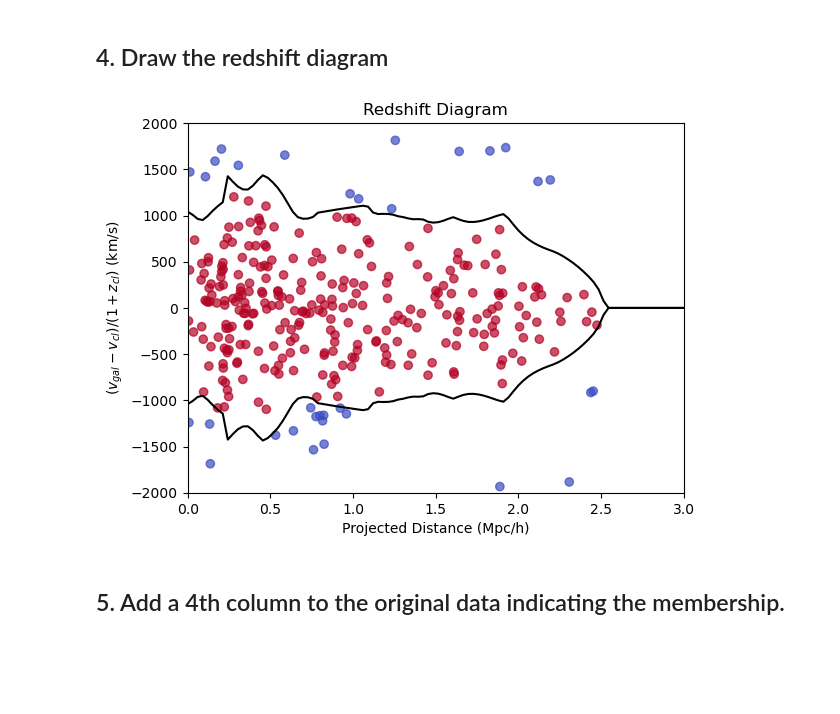
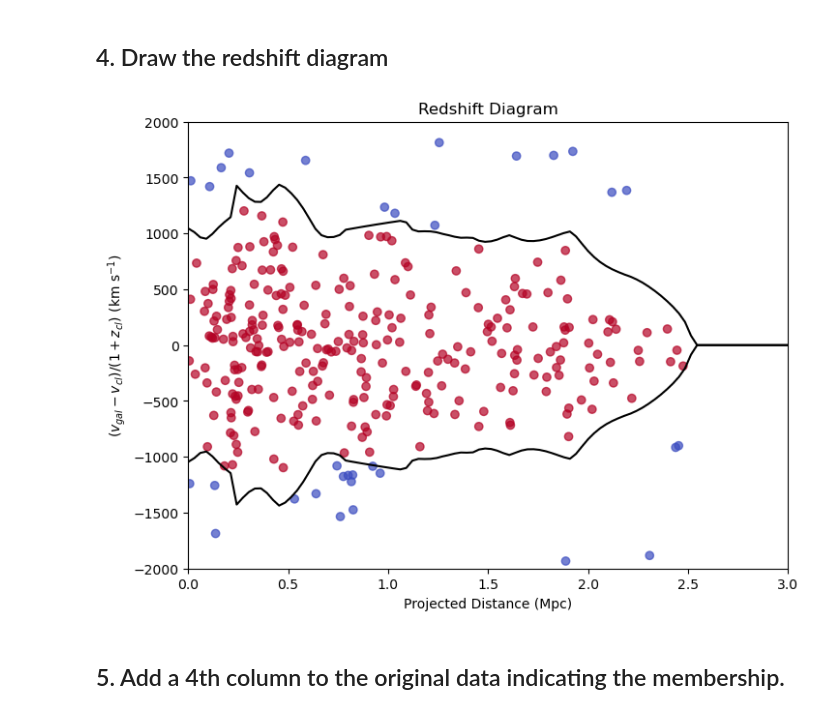
Before and after one commit to woodykang/CausticSNUpy, a Jupyter notebook: example.ipynb, the cells around one changed output. Saved outputs shown, nothing was run; the diff lists cells and outputs as text; code cells hidden in the pictures; blank space fills up the shorter version.

```diff
--- a/example.ipynb
+++ b/example.ipynb
@@ -60,0 +67,12 @@ Membership determination done.
+# %%
+# Open file and assign variables
+ra_cl, dec_cl, v_cl = np.loadtxt(fpath, max_rows=1, usecols=(1,2,3))
+ra_gal, dec_gal, v_gal = np.loadtxt(fpath, skiprows=1, unpack=True)
+
+''' The below line will result in an error, because the cluster center (ra_cl, dec_cl, v_cl) is not given while center_given=True '''
+# result = run_from_array(ra_gal=ra_gal, dec_gal=dec_gal, v_gal=v_gal,
+                        # v_lower=v_lower, v_upper=v_upper, v_max=v_max, r_max=r_max, center_given=center_given, H0=H0, Om0=Om0, Ode0=Ode0, Tcmb0=Tcmb0, q=q, r_res=r_res, v_res=v_res)
+
+result = run_from_array(ra_gal=ra_gal, dec_gal=dec_gal, v_gal=v_gal,    # (RA, Dec, v) of galaxies as arrays
+                        ra_cl=ra_cl, dec_cl=dec_cl, v_cl=v_cl,          # (RA, Dec, v) of the cluster center
+                        v_lower=v_lower, v_upper=v_upper, v_max=v_max, r_max=r_max, center_given=center_given, H0=H0, Om0=Om0, Ode0=Ode0, Tcmb0=Tcmb0, q=q, r_res=r_res, v_res=v_res)   # other options are the same as run_from_file mode
@@ -61,27 +97,28 @@ Membership determination done.
 # %% [markdown]
 ## 4. Draw the redshift diagram
 # %%
-r_grid = C.r_grid       # grid of r-axis
-A = C.A                 # Amplitude of caustics
+r_grid = result.r_grid       # grid of r-axis
+A = result.A                 # Amplitude of caustics
 
-r = C.r                 # Projected distance from cluster center to each galaxies
-v = C.v                 # relative l.o.s velocities of galaxies
-member = C.member       # boolean array of galaxies; 1 if member, 0 if not
+r = result.r                 # Projected distance from cluster center to each galaxies
+v = result.v                 # relative l.o.s velocities of galaxies
+member = result.member       # boolean array of galaxies; 1 if member, 0 if not
 
-plt.plot(r_grid,  A, c = 'k')
-plt.plot(r_grid, -A, c = 'k')
-plt.scatter(r, v, c=member, cmap='coolwarm', alpha=0.7)
+fig, ax = plt.subplots(figsize=(8, 6))
+ax.plot(r_grid,  A, c = 'k')
+ax.plot(r_grid, -A, c = 'k')
+ax.scatter(r, v, c=member, cmap='coolwarm', alpha=0.7)
 
-plt.xlim(0, 3)
-plt.ylim(-2000, 2000)
+ax.set_xlim(0, 3)
+ax.set_ylim(-2000, 2000)
 
-plt.title('Redshift Diagram')
-plt.xlabel('Projected Distance (Mpc/h)')
-plt.ylabel('$(v_{gal}-v_{cl})/(1+z_{cl})$ (km/s)')
+ax.set_title('Redshift Diagram')
+ax.set_xlabel('Projected Distance (Mpc)')
+ax.set_ylabel('$(v_{gal}-v_{cl})/(1+z_{cl})\\ \\rm{(km\\ s^{-1})}$')
 
 plt.show()
 # %% [output]
-[figure, old version]
+[figure, new version]
 # %% [markdown]
 ## 5. Add a 4th column to the original data indicating the membership.
 # %%
```
Also changed, not shown: parts of 13 cells of this notebook, 4 other files.
